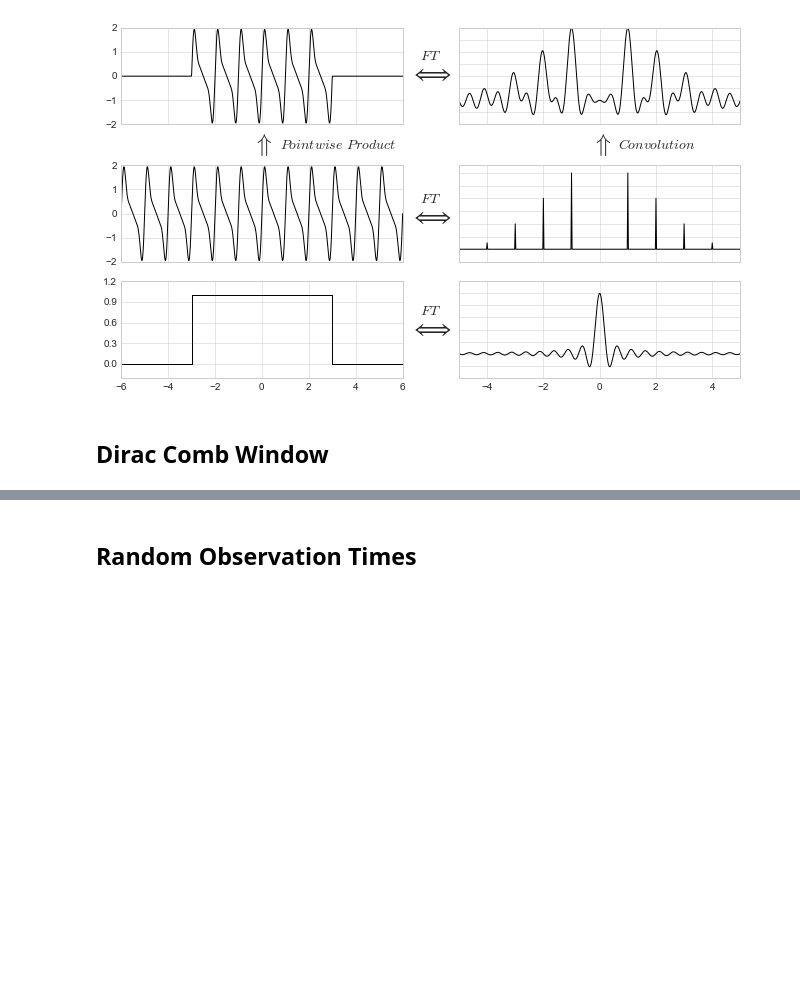
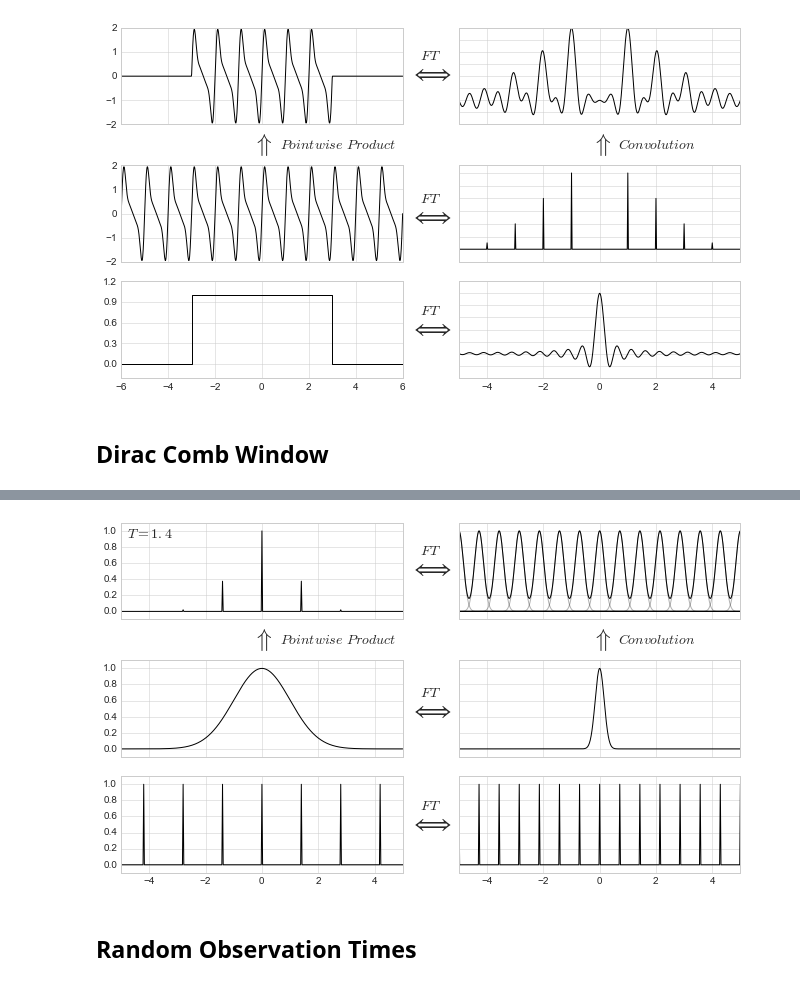
Before and after one commit to jakevdp/PracticalLombScargle, a Jupyter notebook: figures/WindowFunctions.ipynb, the cells around one changed output, grey strips where cells are left out. Drawn from its saved outputs; the diff is of its cells as text; code cells hidden in the pictures; blank space fills up the shorter version.

```diff
--- a/figures/WindowFunctions.ipynb
+++ b/figures/WindowFunctions.ipynb
@@ -220,3 +171,8 @@ fig.savefig('fig08_comb_window_2.pdf')
+# %%
+fig = plot_dirac_comb(T_samp=1.4, plot_aliases=True)
+fig.savefig('fig08_comb_window_2.pdf')
+# %% [output]
+[figure, added]
 # %% [markdown]
 ## Random Observation Times
 # %%
```
Also changed, not shown: parts of 8 cells of this notebook, 5 other files.
